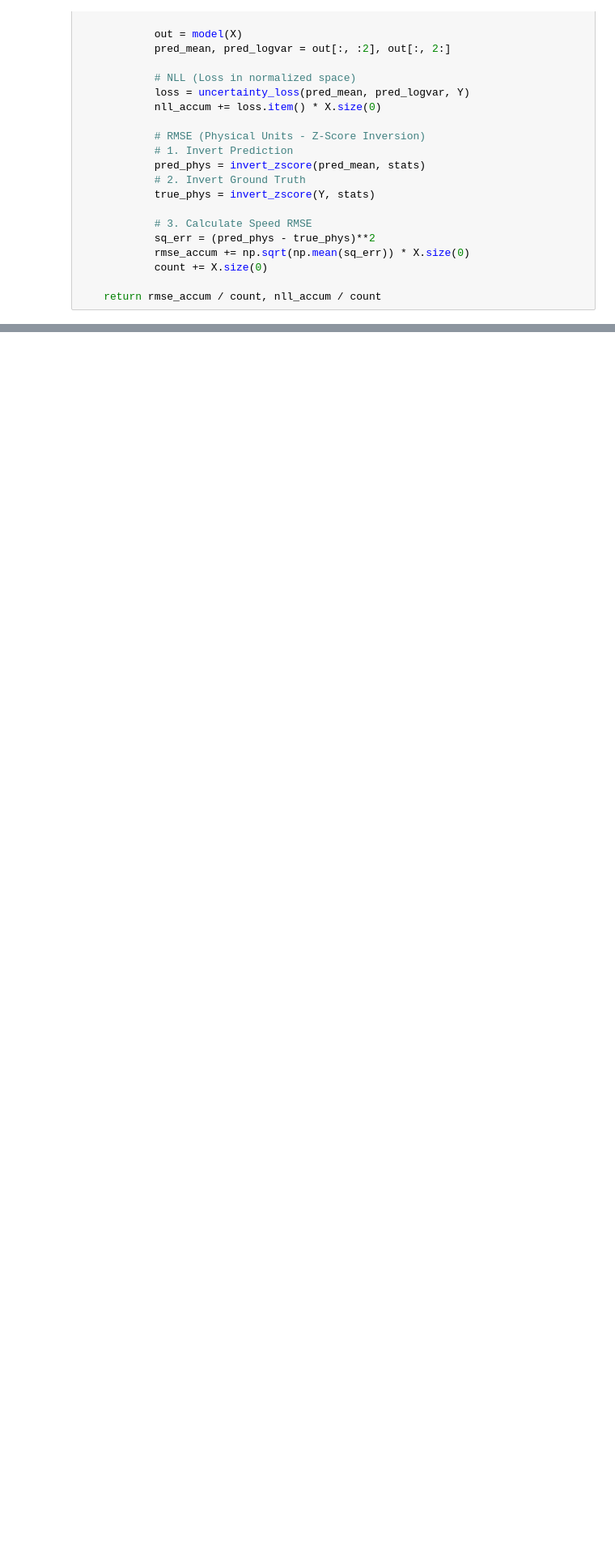
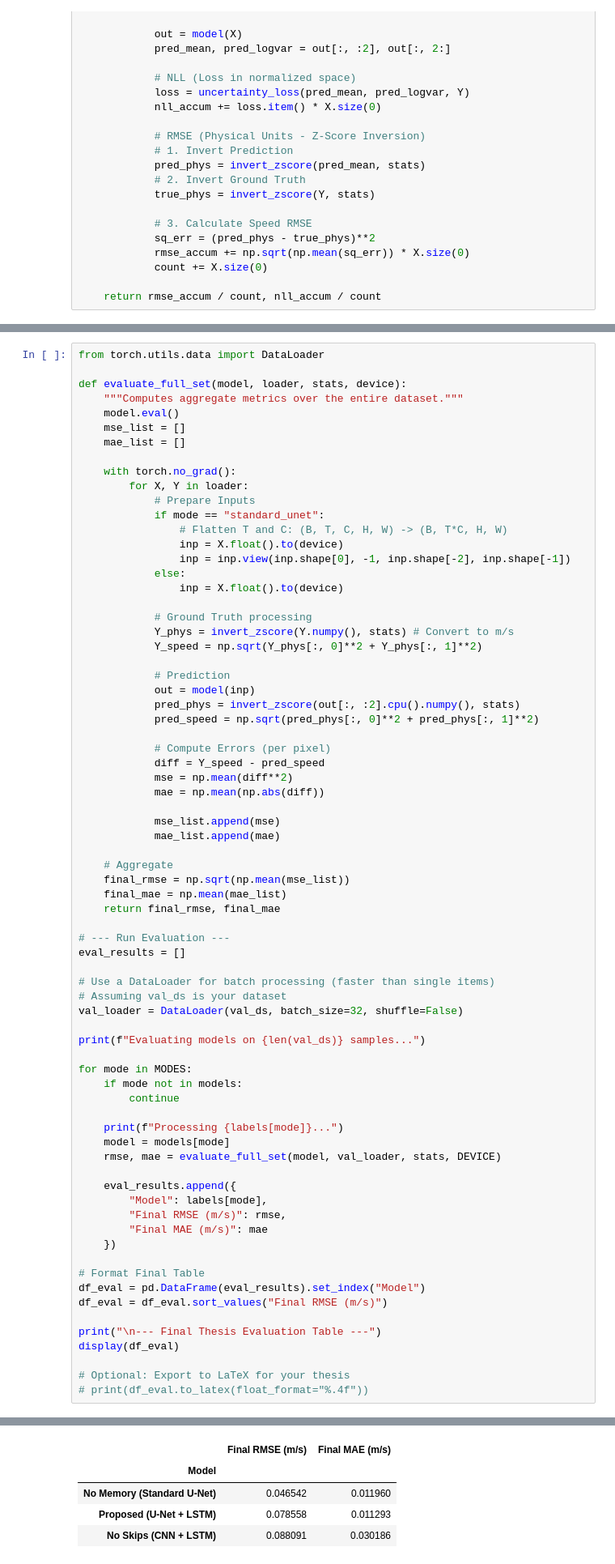
Before and after one commit to svillhauer/Thesis, a Jupyter notebook: deep_spatiotemporal_currents_uncertainty/test_different_models.ipynb, the cells around one changed output, grey strips where cells are left out. Shown at 81% size. Drawn from its saved outputs; the diff is of its cells as text; blank space fills up the shorter version.

```diff
--- a/deep_spatiotemporal_currents_uncertainty/test_different_models.ipynb
+++ b/deep_spatiotemporal_currents_uncertainty/test_different_models.ipynb
@@ -440,0 +562,74 @@ plt.show()
+# %%
+from torch.utils.data import DataLoader
+
+def evaluate_full_set(model, loader, stats, device):
+    """Computes aggregate metrics over the entire dataset."""
+    model.eval()
+    mse_list = []
+    mae_list = []
+
+    with torch.no_grad():
+        for X, Y in loader:
+            # Prepare Inputs
+            if mode == "standard_unet":
+                # Flatten T and C: (B, T, C, H, W) -> (B, T*C, H, W)
+                inp = X.float().to(device)
+                inp = inp.view(inp.shape[0], -1, inp.shape[-2], inp.shape[-1])
+            else:
+                inp = X.float().to(device)
+
+            # Ground Truth processing
+            Y_phys = invert_zscore(Y.numpy(), stats) # Convert to m/s
+            Y_speed = np.sqrt(Y_phys[:, 0]**2 + Y_phys[:, 1]**2)
+
+            # Prediction
+            out = model(inp)
+            pred_phys = invert_zscore(out[:, :2].cpu().numpy(), stats)
+            pred_speed = np.sqrt(pred_phys[:, 0]**2 + pred_phys[:, 1]**2)
+
+            # Compute Errors (per pixel)
+            diff = Y_speed - pred_speed
+            mse = np.mean(diff**2)
+            mae = np.mean(np.abs(diff))
+
+            mse_list.append(mse)
+            mae_list.append(mae)
+
+    # Aggregate
+    final_rmse = np.sqrt(np.mean(mse_list))
+    final_mae = np.mean(mae_list)
+    return final_rmse, final_mae
+
+# --- Run Evaluation ---
+eval_results = []
+
+# Use a DataLoader for batch processing (faster than single items)
+# Assuming val_ds is your dataset
+val_loader = DataLoader(val_ds, batch_size=32, shuffle=False)
+
+print(f"Evaluating models on {len(val_ds)} samples...")
+
+for mode in MODES:
+    if mode not in models:
+        continue
+
+    print(f"Processing {labels[mode]}...")
+    model = models[mode]
+    rmse, mae = evaluate_full_set(model, val_loader, stats, DEVICE)
+
+    eval_results.append({
+        "Model": labels[mode],
+        "Final RMSE (m/s)": rmse,
+        "Final MAE (m/s)": mae
+    })
+
+# Format Final Table
+df_eval = pd.DataFrame(eval_results).set_index("Model")
+df_eval = df_eval.sort_values("Final RMSE (m/s)")
+
+print("\n--- Final Thesis Evaluation Table ---")
+display(df_eval)
+
+# Optional: Export to LaTeX for your thesis
+# print(df_eval.to_latex(float_format="%.4f"))
+# %% [output]
@@ -440,0 +642,5 @@ plt.show()
+|  | Final RMSE (m/s) | Final MAE (m/s) |
+| Model |  |  |
+| No Memory (Standard U-Net) | 0.046542 | 0.011960 |
+| Proposed (U-Net + LSTM) | 0.078558 | 0.011293 |
+| No Skips (CNN + LSTM) | 0.088091 | 0.030186 |
```
Also changed, not shown: parts of 13 cells of this notebook, 9 other files.
